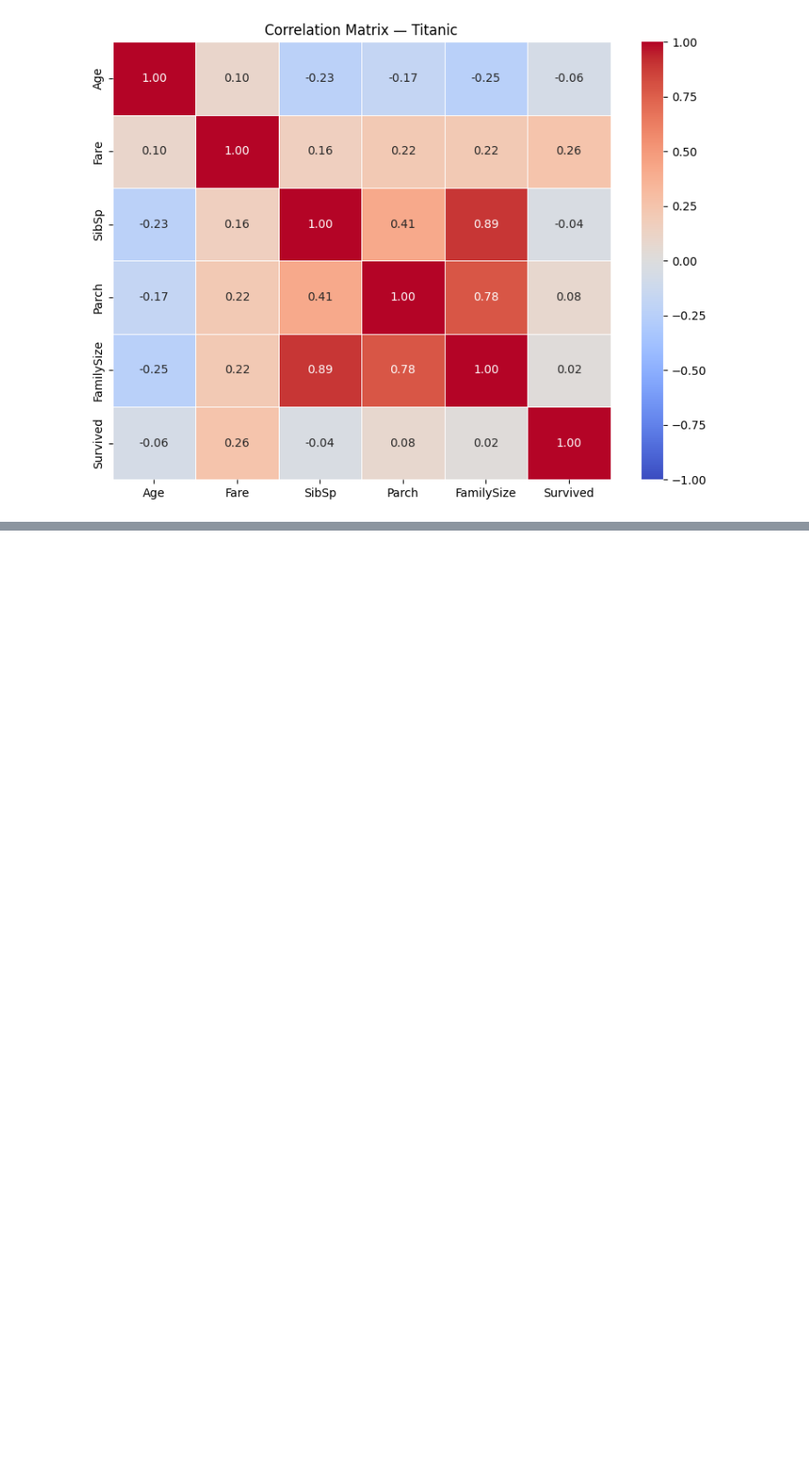
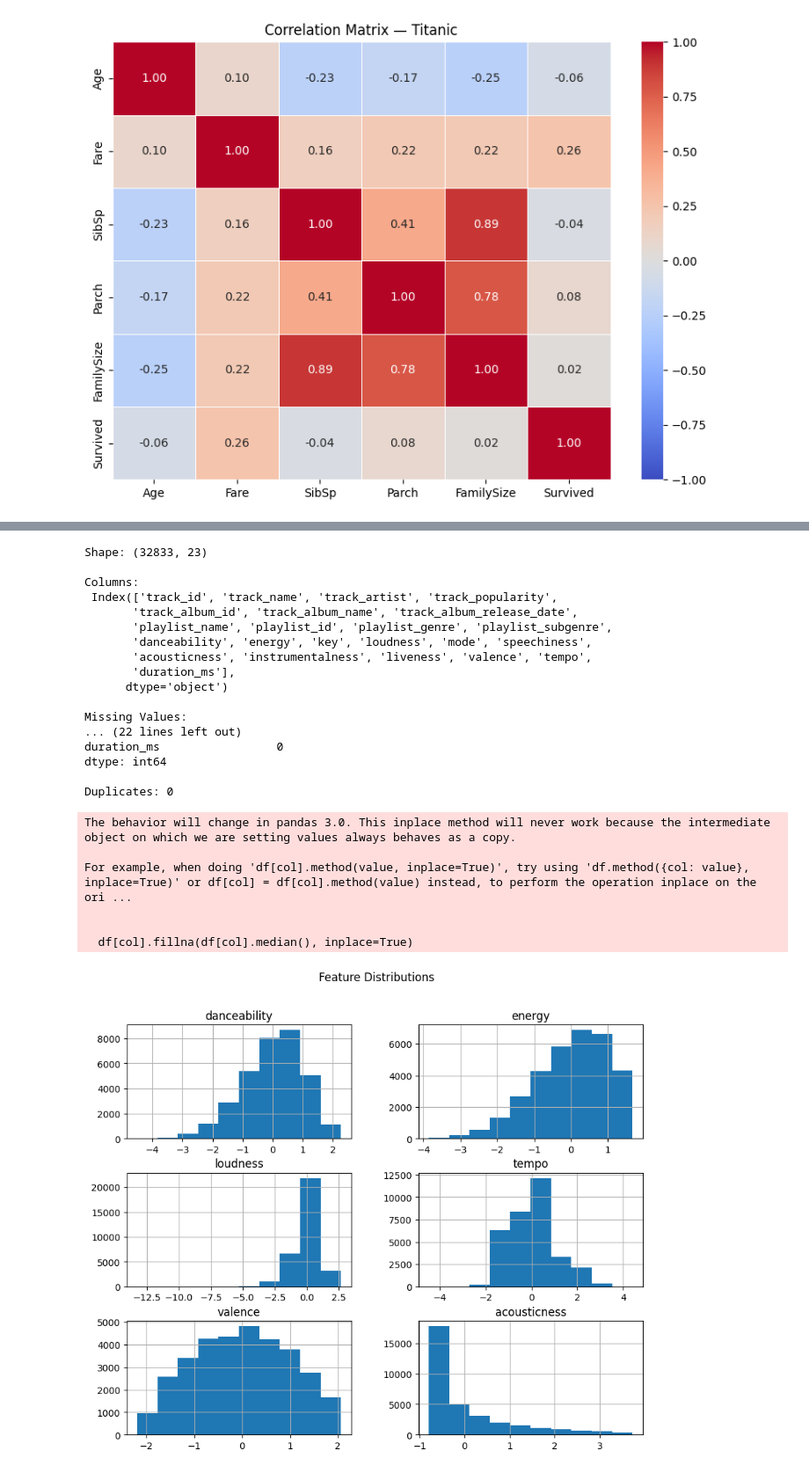
Before and after one commit to SAISANJAYR/Sai-s_IQube_Practice_Tasks, a Jupyter notebook: Sai's_IQube_Practice_Notebook.ipynb, the cells around one changed output, grey strips where cells are left out. Shown at 88% size. Cells and saved outputs as stored; diff of their text form; code cells hidden in the pictures; blank space fills up the shorter version.

Commit message:
Added Day-10 task(Spotify Mini Project) to my practice repo

```diff
--- a/Sai's_IQube_Practice_Notebook.ipynb
+++ b/Sai's_IQube_Practice_Notebook.ipynb
@@ -593,0 +602,75 @@ Passing `palette` without assigning `hue` is deprecated and will be removed in v
+# %%
+import pandas as pd
+import numpy as np
+import matplotlib.pyplot as plt
+import seaborn as sns
+from sklearn.preprocessing import StandardScaler
+
+url = 'https://raw.githubusercontent.com/rfordatascience/tidytuesday/master/data/2020/2020-01-21/spotify_songs.csv'
+
+df = pd.read_csv(url)  # change path if needed
+
+print("Shape:", df.shape)
+print("\nColumns:\n", df.columns)
+print("\nMissing Values:\n", df.isnull().sum())
+print("\nDuplicates:", df.duplicated().sum())
+
+# Dataset Preprocessing
+df.drop_duplicates(inplace=True)
+
+for col in df.select_dtypes(include=np.number).columns:
+    df[col].fillna(df[col].median(), inplace=True)
+
+# Selecting relevant features
+features = [
+    'danceability',
+    'energy',
+    'loudness',
+    'tempo',
+    'valence',
+    'acousticness'
+]
+
+df_features = df[features]
+
+# Feature Scaling
+scaler = StandardScaler()
+scaled_features = scaler.fit_transform(df_features)
+
+scaled_df = pd.DataFrame(scaled_features, columns=features)
+
+# Univariate (Distribution)
+scaled_df.hist(figsize=(10,8))
+plt.suptitle("Feature Distributions")
+plt.show()
+print()
+# MultiVariate (Heatmap)
+plt.figure(figsize=(8,6))
+sns.heatmap(scaled_df.corr(), annot=True, cmap='coolwarm')
+plt.title("Feature Correlation Heatmap")
+plt.show()
+# %% [output]
+Shape: (32833, 23)
+
+Columns:
+ Index(['track_id', 'track_name', 'track_artist', 'track_popularity',
+       'track_album_id', 'track_album_name', 'track_album_release_date',
+       'playlist_name', 'playlist_id', 'playlist_genre', 'playlist_subgenre',
+       'danceability', 'energy', 'key', 'loudness', 'mode', 'speechiness',
+       'acousticness', 'instrumentalness', 'liveness', 'valence', 'tempo',
+       'duration_ms'],
+      dtype='object')
+
+Missing Values:
+... (22 lines left out)
+duration_ms                 0
+dtype: int64
+
+Duplicates: 0
+The behavior will change in pandas 3.0. This inplace method will never work because the intermediate object on which we are setting values always behaves as a copy.
+
+For example, when doing 'df[col].method(value, inplace=True)', try using 'df.method({col: value}, inplace=True)' or df[col] = df[col].method(value) instead, to perform the operation inplace on the ori ...
+
+
+  df[col].fillna(df[col].median(), inplace=True)
+[figure, added]
```
Also changed, not shown: parts of 4 cells of this notebook.
